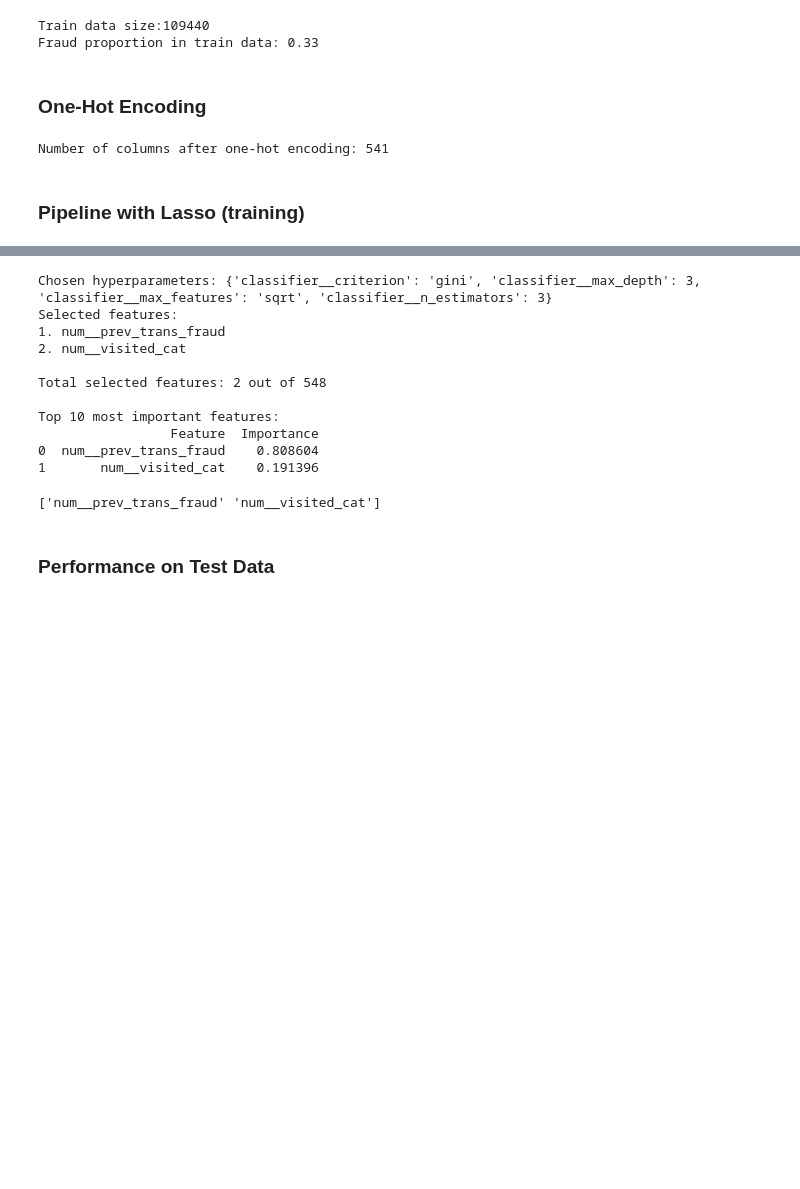
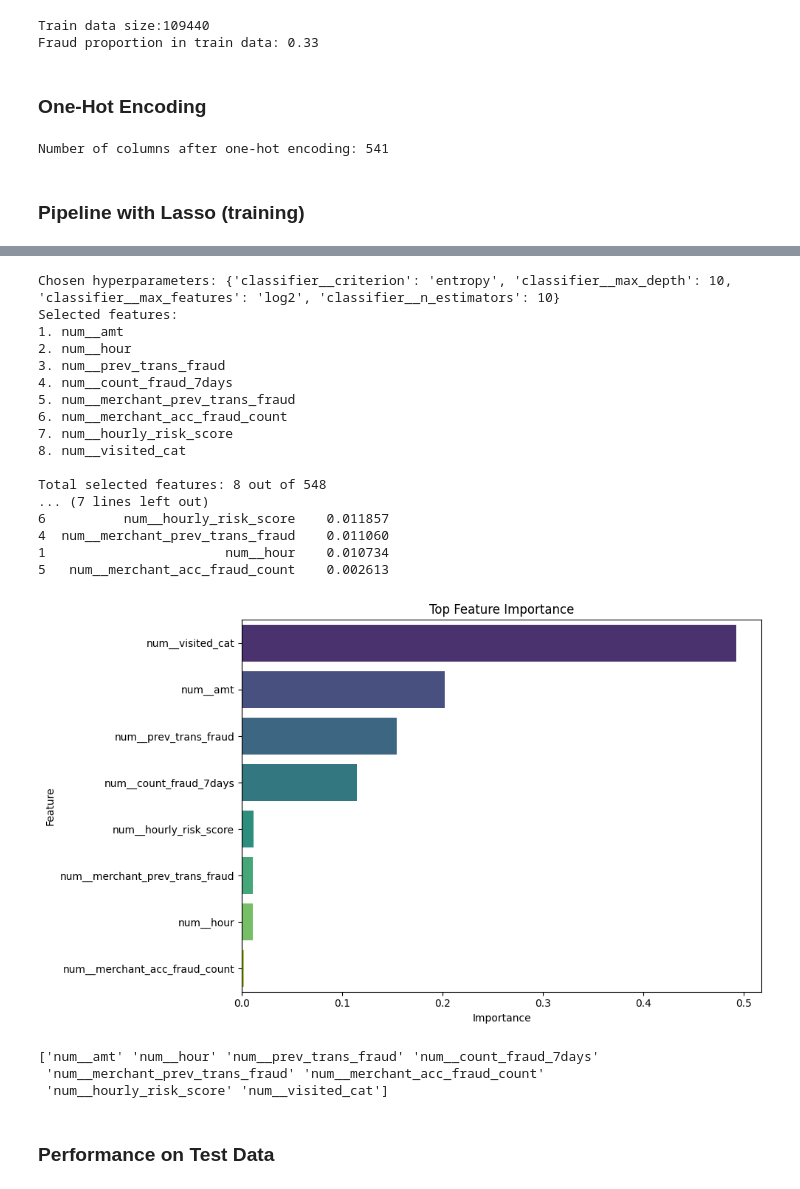
Before and after one commit to annccyn/dsa4263_project, a Jupyter notebook: Model Run with Test Data.ipynb, the cells around one changed output, grey strips where cells are left out. Cells and saved outputs as stored; diff of their text form; code cells hidden in the pictures; blank space fills up the shorter version.

Commit message:
final run of test data

```diff
--- a/Model Run with Test Data.ipynb
+++ b/Model Run with Test Data.ipynb
@@ -79,11 +80,11 @@ Number of columns after one-hot encoding: 541
 ### Pipeline with Lasso (training)
 # %%
 numeric_columns = X_train.select_dtypes(include=['number']).columns.tolist()
-preprocessor=ColumnTransformer(
+preprocessor = ColumnTransformer(
     transformers=[
         ('cat', OneHotEncoder(handle_unknown='ignore', sparse_output=False),
-categorical_columns),
-        ('num', MinMaxScaler(), numeric_columns)
+        categorical_columns),
+        ('num', StandardScaler(), numeric_columns)
     ]
 )
 # %%
@@ -96,9 +97,9 @@ lasso_pipe = Pipeline([
 
 # Define parameter grid
 param_grid = {
-    'classifier__n_estimators': [3,5],
-    'classifier__max_features': ['sqrt', 10],
-    'classifier__max_depth': [3, 5],
+    'classifier__n_estimators': [5,10],
+    'classifier__max_features': [10, 'log2'],
+    'classifier__max_depth': [5,10],
     'classifier__criterion': ['gini', 'entropy']
 }
 
@@ -189,48 +190,68 @@ AUC: 0.99
 print(f'Chosen hyperparameters: {cv_lasso_pipe.best_params_}')
 
 # Get feature names after preprocessing
 preprocessor = best_lasso_pipe.named_steps['preprocessor']
 preprocessed_features = preprocessor.get_feature_names_out()
 
 # Identify which features were selected
 selected_features_mask = best_lasso_pipe.named_steps['feature_selection'].get_support()
 selected_features = preprocessed_features[selected_features_mask]  # Use preprocessed_features instead of X_train_smote.columns
 
 # Print selected features
 print("Selected features:")
 for i, feature in enumerate(selected_features):
     print(f"{i+1}. {feature}")
 
 # Print total count
 print(f"\nTotal selected features: {len(selected_features)} out of {len(preprocessed_features)}")
 
 # Get feature importances from the classifier
 feature_importances = best_lasso_pipe.named_steps['classifier'].feature_importances_
 
 # Create dataframe of importances
 importance_df = pd.DataFrame({
     'Feature': selected_features,
     'Importance': feature_importances
 })
 
-print('\nTop 10 most important features:')
-print(importance_df.sort_values(by='Importance', ascending=False)[:10])
+top10_df = importance_df.sort_values(by='Importance', ascending=False)[:8]
+
+print('\nTop most important features:')
+print(top10_df)
+
+# Graph of Features according to their importance
+plt.figure(figsize=(10, 6))
+sns.barplot(x='Importance', y='Feature', data=top10_df, palette='viridis')
+plt.title('Top Feature Importance')
+plt.xlabel('Importance')
+plt.ylabel('Feature')
+plt.tight_layout()
+plt.show()
 # %% [output]
-Chosen hyperparameters: {'classifier__criterion': 'gini', 'classifier__max_depth': 3, 'classifier__max_features': 'sqrt', 'classifier__n_estimators': 3}
+Chosen hyperparameters: {'classifier__criterion': 'entropy', 'classifier__max_depth': 10, 'classifier__max_features': 'log2', 'classifier__n_estimators': 10}
 Selected features:
-1. num__prev_trans_fraud
-2. num__visited_cat
+1. num__amt
+2. num__hour
+3. num__prev_trans_fraud
+4. num__count_fraud_7days
+5. num__merchant_prev_trans_fraud
+6. num__merchant_acc_fraud_count
+7. num__hourly_risk_score
+8. num__visited_cat
 
-Total selected features: 2 out of 548
-
-Top 10 most important features:
-                 Feature  Importance
-0  num__prev_trans_fraud    0.808604
-1       num__visited_cat    0.191396
+Total selected features: 8 out of 548
+... (7 lines left out)
+6          num__hourly_risk_score    0.011857
+4  num__merchant_prev_trans_fraud    0.011060
+1                       num__hour    0.010734
+5   num__merchant_acc_fraud_count    0.002613
+[figure, added]
 # %%
 print(selected_features)
 # %% [output]
-['num__prev_trans_fraud' 'num__visited_cat']
+['num__amt' 'num__hour' 'num__prev_trans_fraud' 'num__count_fraud_7days'
+ 'num__merchant_prev_trans_fraud' 'num__merchant_acc_fraud_count'
+ 'num__hourly_risk_score' 'num__visited_cat']
 # %% [markdown]
 ### Performance on Test Data
 # %%
```
Also changed, not shown: parts of 6 cells of this notebook.
